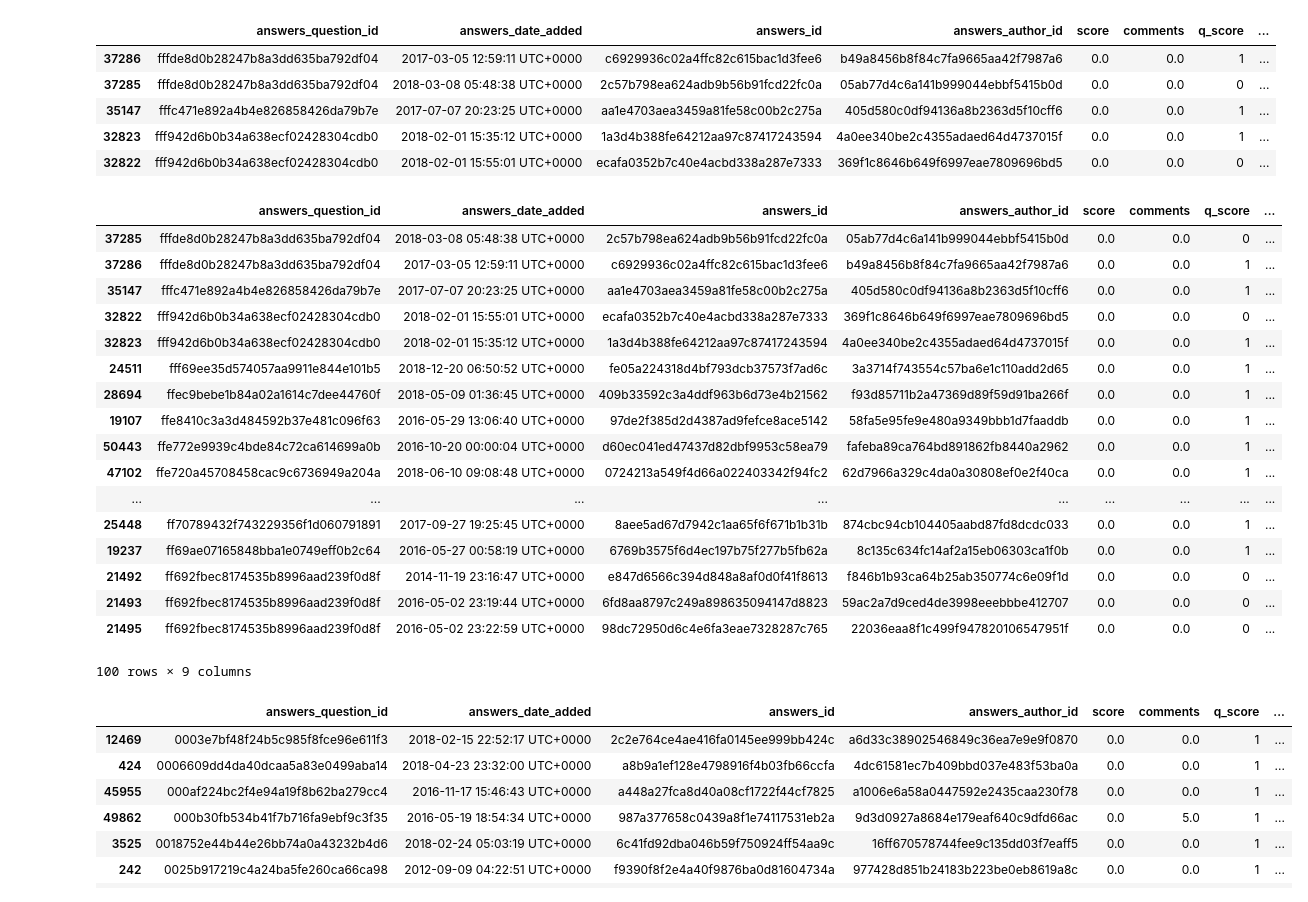
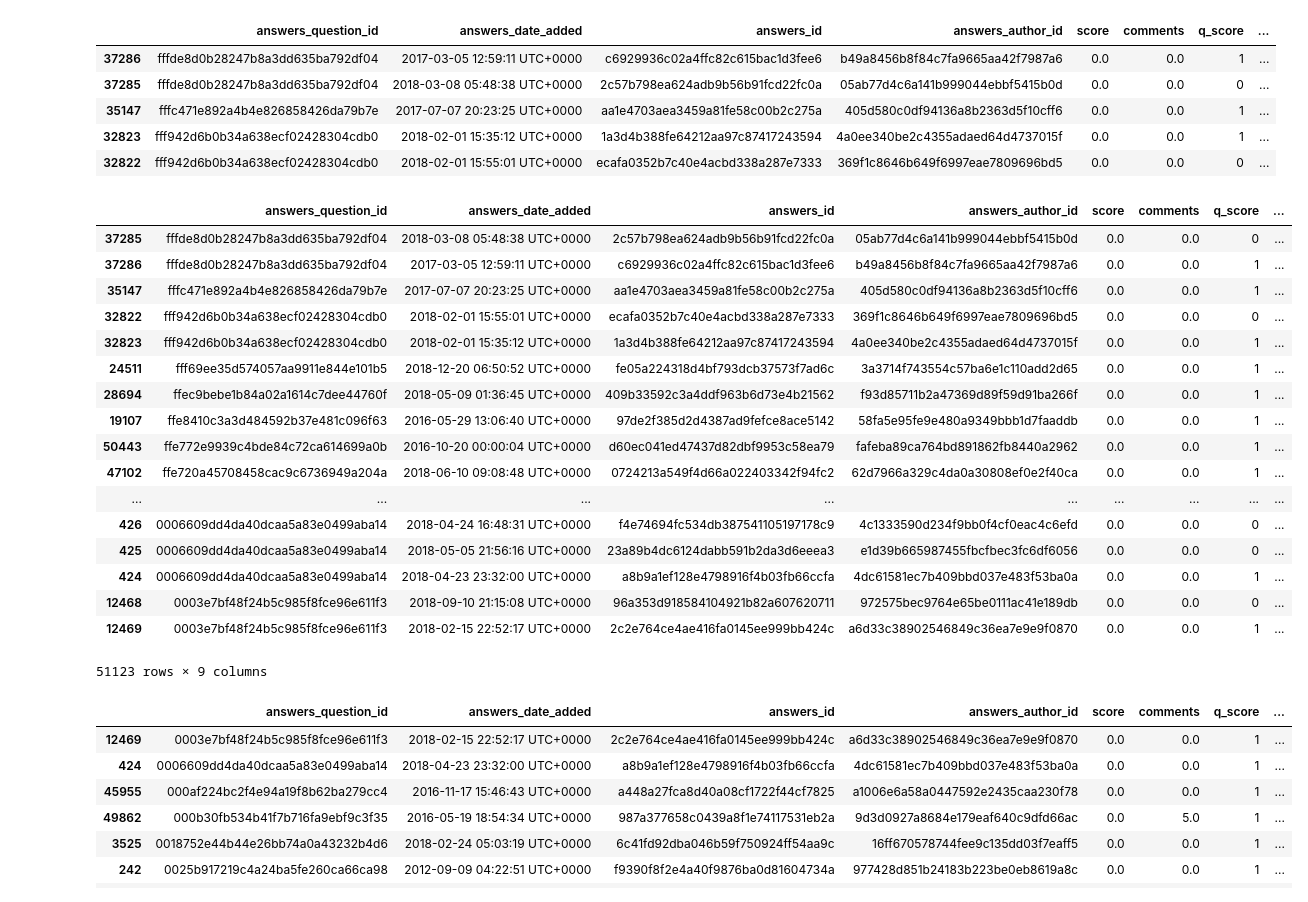
Before and after one commit to Borre454/UCF_FinalProject, a Jupyter notebook: Data/Best_Answer.ipynb, the cells around one changed output. Saved outputs shown, nothing was run; the diff lists cells and outputs as text; code cells hidden in the pictures.

```diff
--- a/Data/Best_Answer.ipynb
+++ b/Data/Best_Answer.ipynb
@@ -147,26 +154,26 @@ df.head()
 # %%
 df_f = df.sort_values(by = ['answers_question_id','total_score'], ascending = [False, True])
 # %%
-df_f.head(100)
+df_f
 # %% [output]
 |  | answers_question_id | answers_date_added | answers_id | answers_author_id | score | comments | q_score | ... |
 | 37285 | fffde8d0b28247b8a3dd635ba792df04 | 2018-03-08 05:48:38 UTC+0000 | 2c57b798ea624adb9b56b91fcd22fc0a | 05ab77d4c6a141b999044ebbf5415b0d | 0.0 | 0.0 | 0 | ... |
 | 37286 | fffde8d0b28247b8a3dd635ba792df04 | 2017-03-05 12:59:11 UTC+0000 | c6929936c02a4ffc82c615bac1d3fee6 | b49a8456b8f84c7fa9665aa42f7987a6 | 0.0 | 0.0 | 1 | ... |
 | 35147 | fffc471e892a4b4e826858426da79b7e | 2017-07-07 20:23:25 UTC+0000 | aa1e4703aea3459a81fe58c00b2c275a | 405d580c0df94136a8b2363d5f10cff6 | 0.0 | 0.0 | 1 | ... |
 | 32822 | fff942d6b0b34a638ecf02428304cdb0 | 2018-02-01 15:55:01 UTC+0000 | ecafa0352b7c40e4acbd338a287e7333 | 369f1c8646b649f6997eae7809696bd5 | 0.0 | 0.0 | 0 | ... |
 | 32823 | fff942d6b0b34a638ecf02428304cdb0 | 2018-02-01 15:35:12 UTC+0000 | 1a3d4b388fe64212aa97c87417243594 | 4a0ee340be2c4355adaed64d4737015f | 0.0 | 0.0 | 1 | ... |
 | 24511 | fff69ee35d574057aa9911e844e101b5 | 2018-12-20 06:50:52 UTC+0000 | fe05a224318d4bf793dcb37573f7ad6c | 3a3714f743554c57ba6e1c110add2d65 | 0.0 | 0.0 | 1 | ... |
 | 28694 | ffec9bebe1b84a02a1614c7dee44760f | 2018-05-09 01:36:45 UTC+0000 | 409b33592c3a4ddf963b6d73e4b21562 | f93d85711b2a47369d89f59d91ba266f | 0.0 | 0.0 | 1 | ... |
 | 19107 | ffe8410c3a3d484592b37e481c096f63 | 2016-05-29 13:06:40 UTC+0000 | 97de2f385d2d4387ad9fefce8ace5142 | 58fa5e95fe9e480a9349bbb1d7faaddb | 0.0 | 0.0 | 1 | ... |
 | 50443 | ffe772e9939c4bde84c72ca614699a0b | 2016-10-20 00:00:04 UTC+0000 | d60ec041ed47437d82dbf9953c58ea79 | fafeba89ca764bd891862fb8440a2962 | 0.0 | 0.0 | 1 | ... |
 | 47102 | ffe720a45708458cac9c6736949a204a | 2018-06-10 09:08:48 UTC+0000 | 0724213a549f4d66a022403342f94fc2 | 62d7966a329c4da0a30808ef0e2f40ca | 0.0 | 0.0 | 1 | ... |
 | ... | ... | ... | ... | ... | ... | ... | ... | ... |
-| 25448 | ff70789432f743229356f1d060791891 | 2017-09-27 19:25:45 UTC+0000 | 8aee5ad67d7942c1aa65f6f671b1b31b | 874cbc94cb104405aabd87fd8dcdc033 | 0.0 | 0.0 | 1 | ... |
-| 19237 | ff69ae07165848bba1e0749eff0b2c64 | 2016-05-27 00:58:19 UTC+0000 | 6769b3575f6d4ec197b75f277b5fb62a | 8c135c634fc14af2a15eb06303ca1f0b | 0.0 | 0.0 | 1 | ... |
-| 21492 | ff692fbec8174535b8996aad239f0d8f | 2014-11-19 23:16:47 UTC+0000 | e847d6566c394d848a8af0d0f41f8613 | f846b1b93ca64b25ab350774c6e09f1d | 0.0 | 0.0 | 0 | ... |
-| 21493 | ff692fbec8174535b8996aad239f0d8f | 2016-05-02 23:19:44 UTC+0000 | 6fd8aa8797c249a898635094147d8823 | 59ac2a7d9ced4de3998eeebbbe412707 | 0.0 | 0.0 | 0 | ... |
-| 21495 | ff692fbec8174535b8996aad239f0d8f | 2016-05-02 23:22:59 UTC+0000 | 98dc72950d6c4e6fa3eae7328287c765 | 22036eaa8f1c499f947820106547951f | 0.0 | 0.0 | 0 | ... |
+| 426 | 0006609dd4da40dcaa5a83e0499aba14 | 2018-04-24 16:48:31 UTC+0000 | f4e74694fc534db387541105197178c9 | 4c1333590d234f9bb0f4cf0eac4c6efd | 0.0 | 0.0 | 0 | ... |
+| 425 | 0006609dd4da40dcaa5a83e0499aba14 | 2018-05-05 21:56:16 UTC+0000 | 23a89b4dc6124dabb591b2da3d6eeea3 | e1d39b665987455fbcfbec3fc6df6056 | 0.0 | 0.0 | 0 | ... |
+| 424 | 0006609dd4da40dcaa5a83e0499aba14 | 2018-04-23 23:32:00 UTC+0000 | a8b9a1ef128e4798916f4b03fb66ccfa | 4dc61581ec7b409bbd037e483f53ba0a | 0.0 | 0.0 | 1 | ... |
+| 12468 | 0003e7bf48f24b5c985f8fce96e611f3 | 2018-09-10 21:15:08 UTC+0000 | 96a353d918584104921b82a607620711 | 972575bec9764e65be0111ac41e189db | 0.0 | 0.0 | 0 | ... |
+| 12469 | 0003e7bf48f24b5c985f8fce96e611f3 | 2018-02-15 22:52:17 UTC+0000 | 2c2e764ce4ae416fa0145ee999bb424c | a6d33c38902546849c36ea7e9e9f0870 | 0.0 | 0.0 | 1 | ... |
-100 rows × 9 columns
+51123 rows × 9 columns
 # %%
 final_db = df.loc[df.groupby('answers_question_id')['total_score'].idxmax().values.ravel()]
 # %%
```
Also changed, not shown: parts of 2 cells of this notebook, 4 other files.
